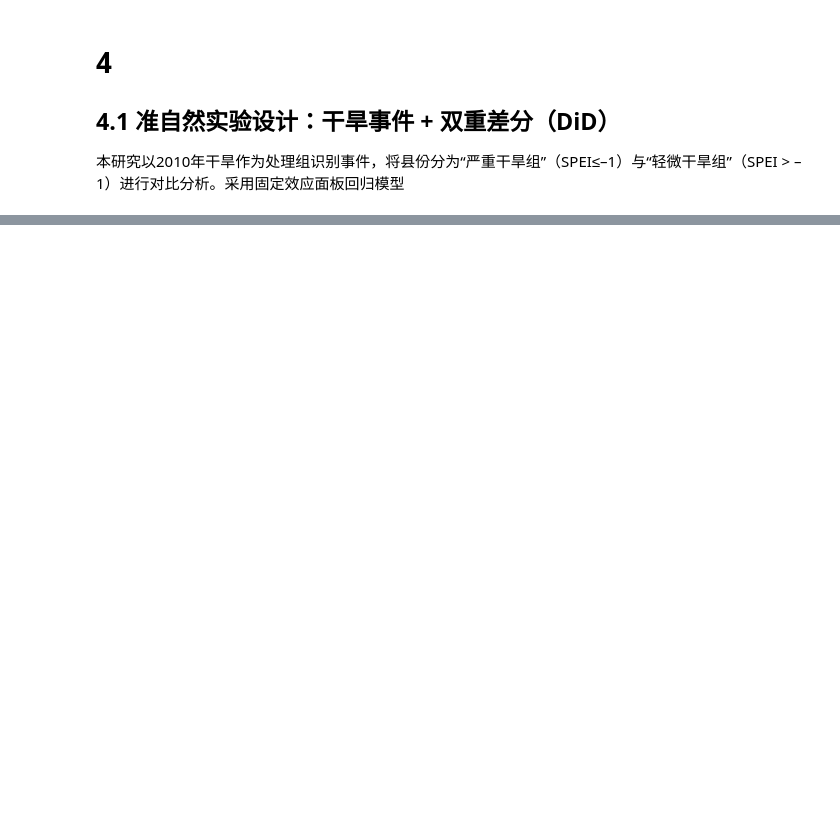
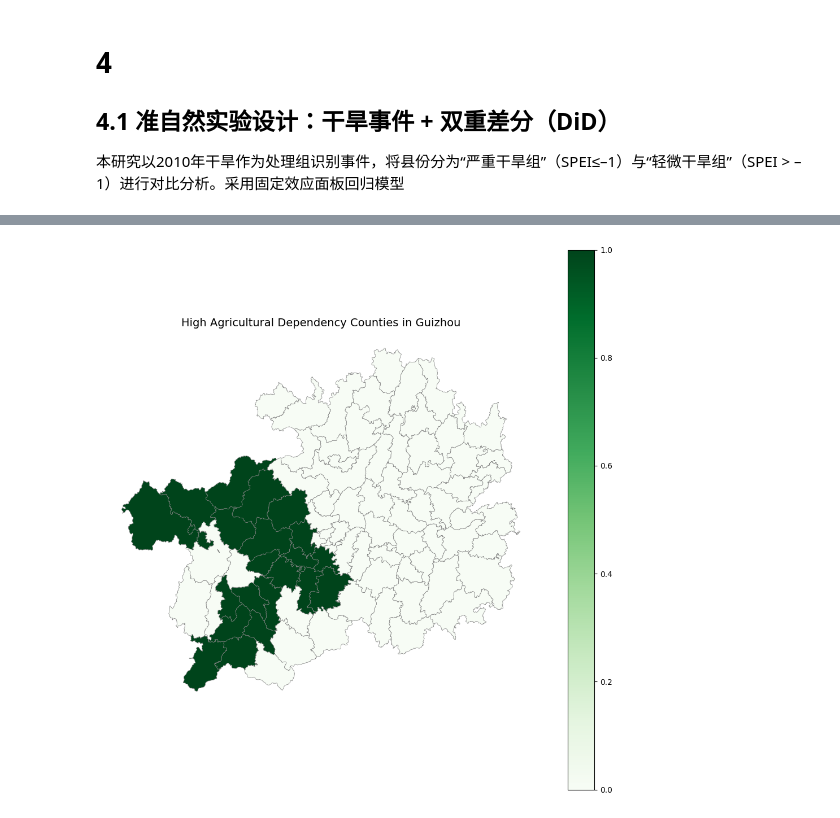
Before and after one commit to ixxiiris/CASA_Dissertation, a Jupyter notebook: DiD/did_event.ipynb, the cells around one changed output, grey strips where cells are left out. Saved outputs shown, nothing was run; the diff lists cells and outputs as text; code cells hidden in the pictures; blank space fills up the shorter version.

```diff
--- a/DiD/did_event.ipynb
+++ b/DiD/did_event.ipynb
@@ -38,0 +302,24 @@ df['drought_post_high_agri'] = df['drought_post'] * df['high_agriculture']
+# %%
+# 高农业依赖县
+# === 1. 读取地图数据 ===
+# === 2. 读取模型数据 ===
+
+# 取唯一县 + 农业依赖标签（避免重复）
+df_agri = df[['ENG_NAME', 'high_agriculture']].drop_duplicates()
+
+# === 3. 合并地图和属性数据 ===
+gdf = gdf.merge(df_agri, on="ENG_NAME", how="left")
+gdf['high_agriculture'] = gdf['high_agriculture'].fillna(0)
+
+# === 4. 画图 ===
+fig, ax = plt.subplots(1, 1, figsize=(10, 10))
+gdf.plot(column='high_agriculture',
+         cmap='Greens', linewidth=0.5, edgecolor='gray',
+         legend=True, ax=ax)
+
+ax.set_title("High Agricultural Dependency Counties in Guizhou", fontsize=14)
+ax.axis('off')
+plt.tight_layout()
+plt.show()
+# %% [output]
+[figure, added]
```
Also changed, not shown: parts of 35 cells of this notebook, 12 other files.
